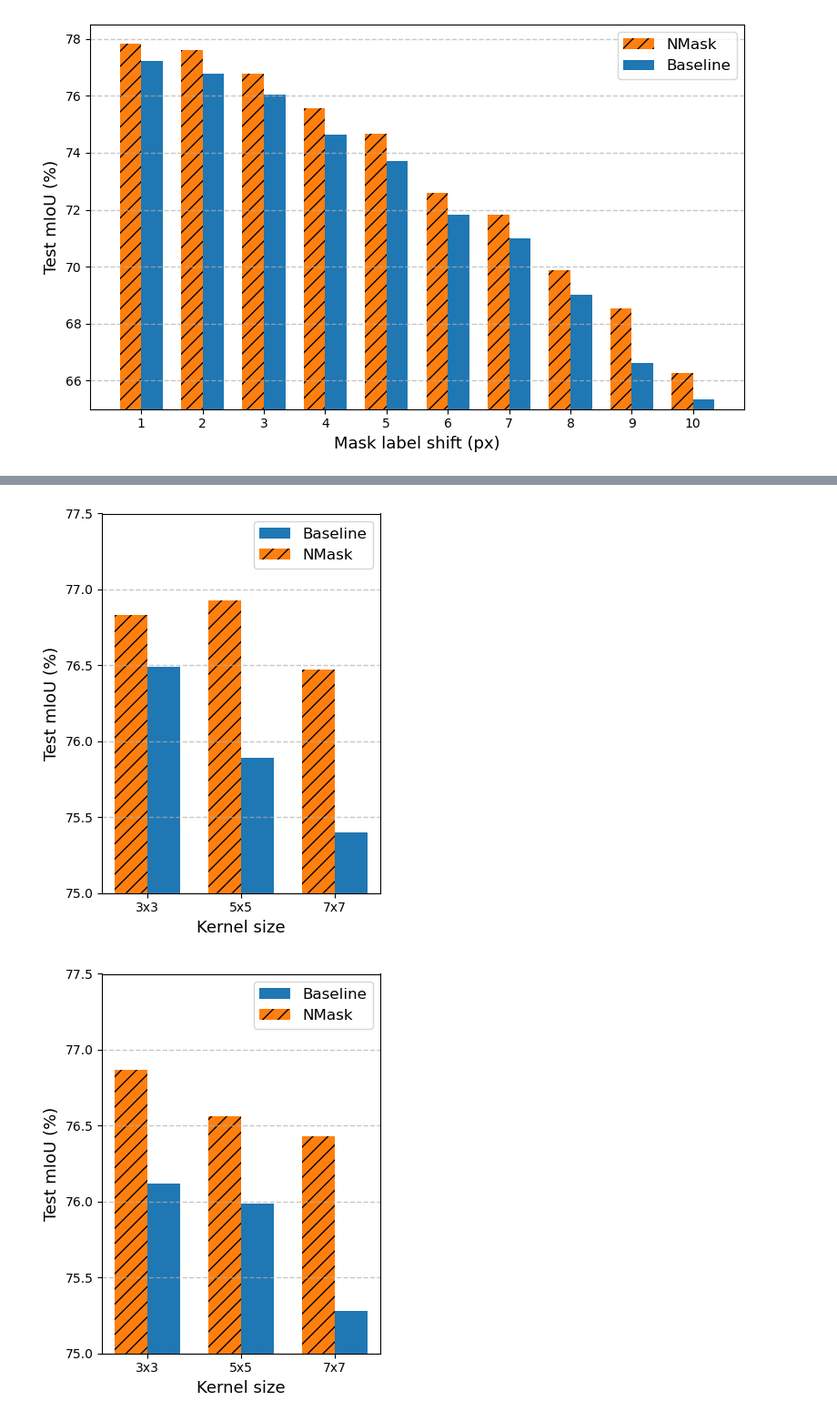
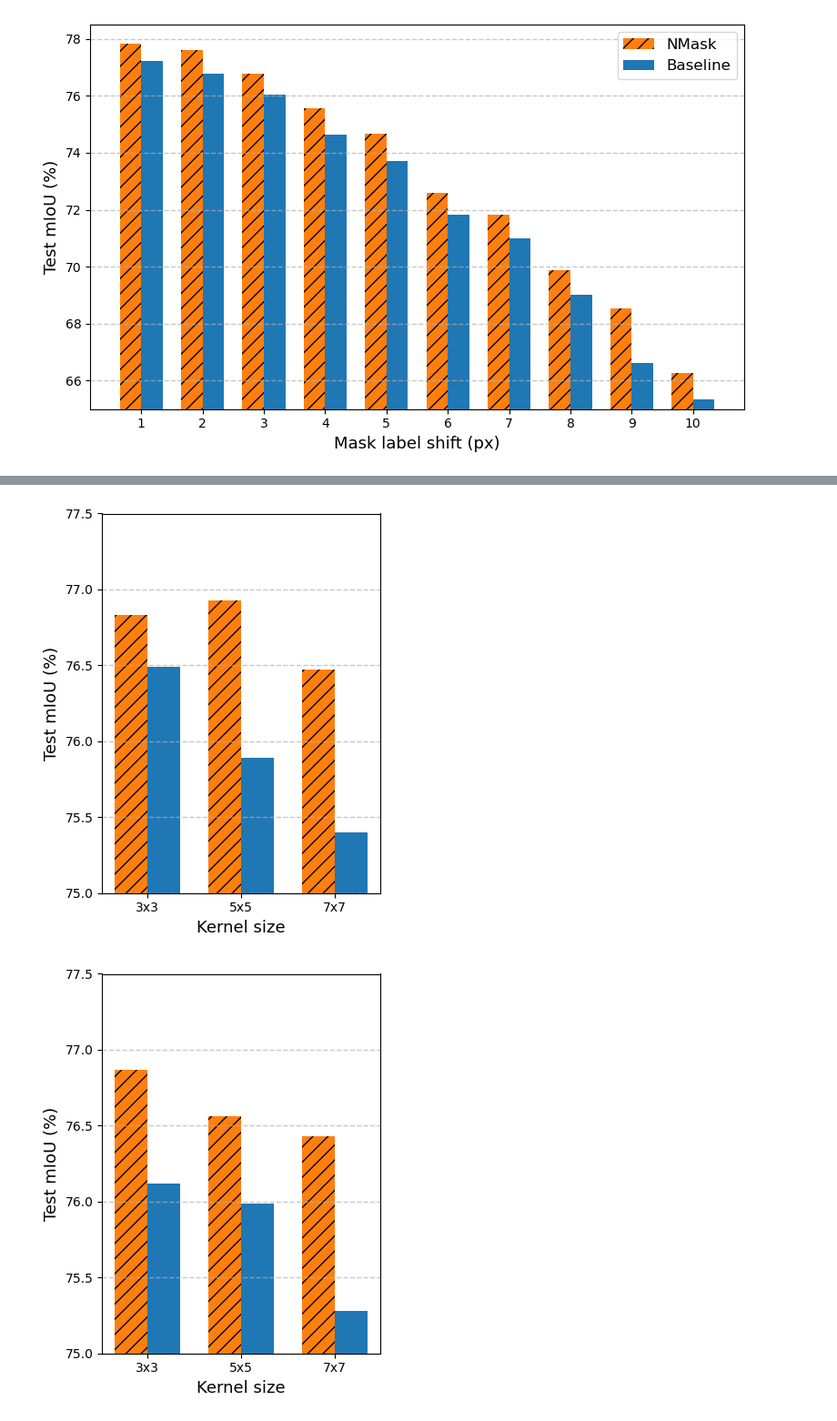
Before and after one commit to unique-chan/NMask, a Jupyter notebook: visualization/Fig5.ipynb, the cells around one changed output, grey strips where cells are left out. Shown at 91% size. Drawn from its saved outputs; the diff is of its cells as text; code cells hidden in the pictures.

```diff
--- a/visualization/Fig5.ipynb
+++ b/visualization/Fig5.ipynb
@@ -158,35 +158,35 @@ def plot_one(y_base, y_nmask, xlabel, save_name, ylim=None):
 
     ax.bar(x - width/2, y_nmask, width,
            label='NMask',
            color='#ff7f0e',
            hatch='//')
 
     ax.set_xlabel(xlabel, fontsize=13)
     ax.set_ylabel('Test mIoU (%)', fontsize=13)
     ax.set_xticks(x)
     ax.set_xticklabels(kernels)
 
     if ylim is not None:
         ax.set_ylim(*ylim)
 
     ax.grid(axis='y', linestyle='--', linewidth=1, alpha=0.7)
-    ax.legend(fontsize=12)
+    #ax.legend(fontsize=12)
 
     plt.tight_layout()
     plt.savefig(save_name, format="svg", bbox_inches="tight")
     plt.show()
 
 # Opening plot
 plot_one(opening_base, opening_nmask,
          xlabel='Kernel size',
-         save_name='Fig5-3-opening-vaihingen.svg',
+         save_name='Fig5-3-vaihingen-opening.svg',
          ylim=(75, 77.5))
 
 # Closing plot
 plot_one(closing_base, closing_nmask,
          xlabel='Kernel size',
-         save_name='Fig5-3-closing-vaihingen.svg',
+         save_name='Fig5-3-vaihingen-closing.svg',
          ylim=(75, 77.5))
 # %% [output]
-[figure, old version]
+[figure, new version]
-[figure, old version]
+[figure, new version]
```
Also changed, not shown: parts of 3 cells of this notebook.
